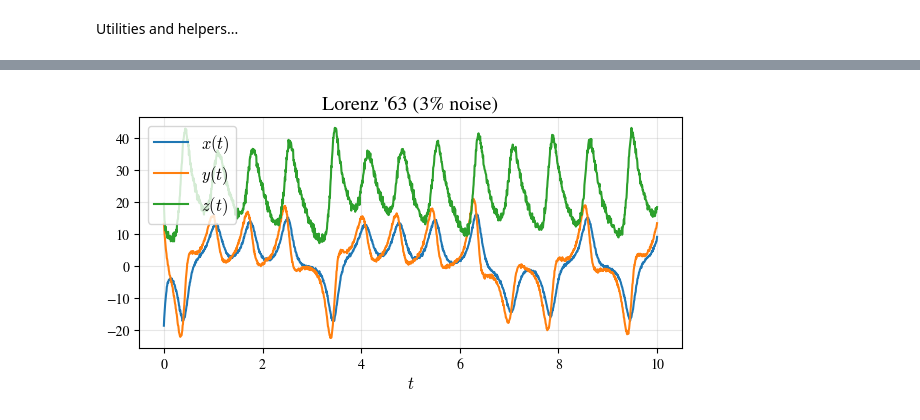
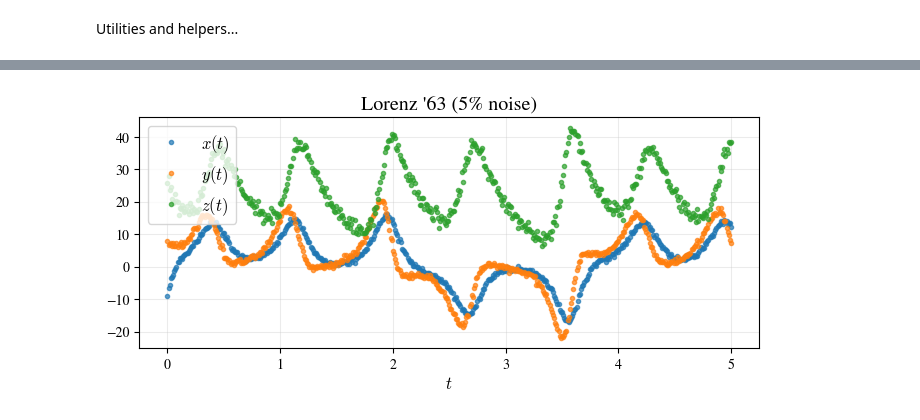
Before and after one commit to SethMinor/PyWSINDy-for-PDEs, a Jupyter notebook: examples/wsindy_ode_examples.ipynb, the cells around one changed output, grey strips where cells are left out. Cells and saved outputs as stored; diff of their text form; code cells hidden in the pictures.

```diff
--- a/examples/wsindy_ode_examples.ipynb
+++ b/examples/wsindy_ode_examples.ipynb
@@ -284,25 +257,22 @@ For each state equation below, the library is ordered with the left-hand-side st
 # %%
-sigma = 10.0
-rho = 28.0
-beta_param = 8/3
-t_np = np.linspace(0, 10, 1501)
+# Generate data
+t = torch.linspace(0, 5, 501)
 
+sigma, rho, beta = 10.0, 28.0, 8/3
 def lorenz_rhs(t, z):
   x,y,z0 = z
-  return [sigma*(y - x),
-          x*(rho - z0) - y,
-          x*y - beta_param*z0]
+  return [sigma*(y-x), x*(rho-z0)-y, x*y-beta*z0]
+sol = solve_ivp(lorenz_rhs, (t[0], t[-1]), [-8.0, 8.0, 27.0], t_eval=t, rtol=1e-12, atol=1e-12, method='DOP853')
+lorenz_clean = convert_to_torch(sol)
 
-#sol = solve_ivp(lorenz_rhs, (t_np[0], t_np[-1]), [-8.0, 8.0, 27.0], t_eval=t_np, rtol=1e-12, atol=1e-12, method='DOP853')
-sol = solve_ivp(lorenz_rhs, (t_np[0], t_np[-1]), [-18.1, 13.0, 18.0], t_eval=t_np, rtol=1e-12, atol=1e-12, method='DOP853')
+# Add noise and plot
+noise = 0.05
+names = ['x','y','z']
+title = f"Lorenz '63 ({noise*100:.0f}% noise)"
+torch.manual_seed(0)
 
-noise = 0.03
-t = torch.tensor(t_np, dtype=torch.float64)
-lorenz_clean = to_torch_solution(sol)
-torch.manual_seed(0)
 [x,y,z] = add_noise_to_states(lorenz_clean, noise)
-
-plot_states(t_np, [x,y,z], ['x','y','z'], f"Lorenz '63 ({noise*100:.0f}% noise)")
+plot_states_ode(t, [x,y,z], names, title, ls='.', alpha=0.7)
 # %% [output]
-[figure, old version]
+[figure, new version]
 # %%
```
Also changed, not shown: parts of 18 cells of this notebook, 2 other files.
